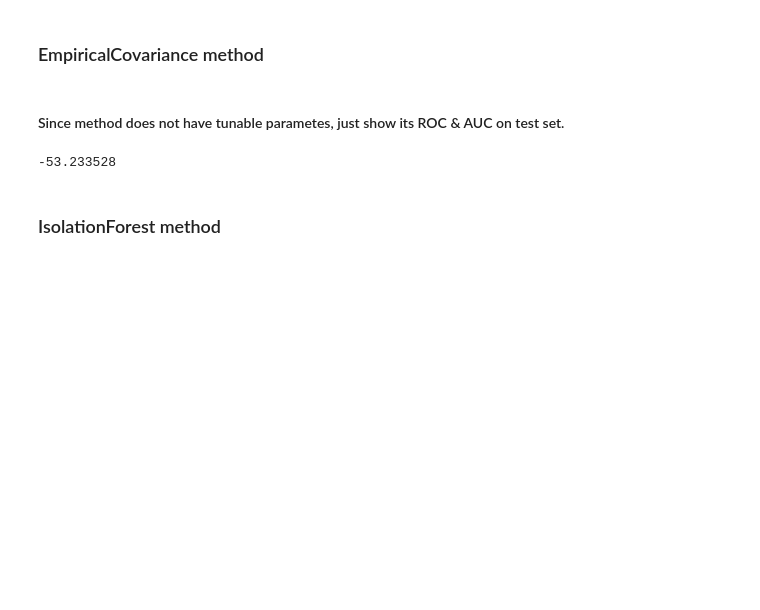
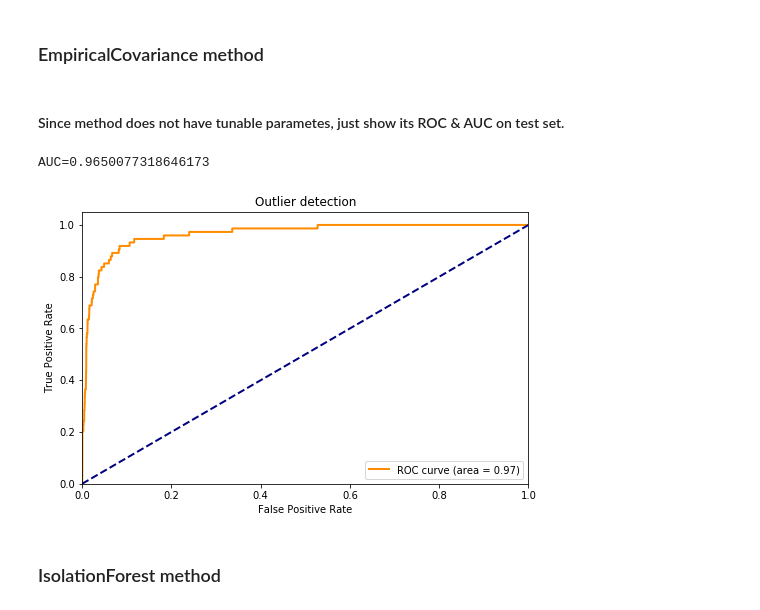
Before and after one commit to NightFantom/FraudDetection, a Jupyter notebook: credit card fraud detection.ipynb, the cells around one changed output. Drawn from its saved outputs; the diff is of its cells as text; code cells hidden in the pictures; blank space fills up the shorter version.

```diff
--- a/credit card fraud detection.ipynb
+++ b/credit card fraud detection.ipynb
@@ -316,4 +312,4 @@ Consider grid {'n_neighbors':[1,3,7],'p':[1,2]}
 # %%
-column = ['Hour', 'V1', 'V2', 'V3', 'V4', 'V5', 'V6', 'V7', 'V8', 'V9', 'V10',
+column = ['V1', 'V2', 'V3', 'V4', 'V5', 'V6', 'V7', 'V8', 'V9', 'V10',
        'V11', 'V12', 'V13', 'V14', 'V15', 'V16', 'V17', 'V18', 'V19', 'V20',
-       'V21', 'V22', 'V23', 'V24', 'V25', 'V26', 'V27', 'V28', 'Amount']
+       'V21', 'V22', 'V23', 'V24', 'V25', 'V26', 'V27', 'V28']
@@ -378,14 +359,36 @@ AUC: 0.6384872043003895
 ### EmpiricalCovariance method
 # %% [markdown]
 #### Since method does not have tunable parametes, just show its ROC & AUC on test set.
+# %%
+class ExEmpiricalCovariance(EmpiricalCovariance):
+    def predict(self, X):
+        return self.mahalanobis(X)
 # %%
-emp_model = EmpiricalCovariance()
+emp_model = ExEmpiricalCovariance()
 emp_model.fit(train_df[column])
-test_score = emp_model.score(test_df[column])
+y_pred = emp_model.predict(test_df[column])
+auc_res = my_auc(test_df.Class, y_pred)
+print("AUC={0}".format(auc_res))
+# %% [output]
+AUC=0.9650077318646173
-# %%
-test_score
-# %% [output]
--53.233528
+# %%
+fpr,tpr,_ = roc_curve(test_df.Class, y_pred, pos_label=1)
+roc_auc = auc(fpr, tpr)
+# %%
+plt.figure()
+lw = 2
+plt.plot(fpr, tpr, color='darkorange',
+         lw=lw, label='ROC curve (area = %0.2f)' % roc_auc)
+plt.plot([0, 1], [0, 1], color='navy', lw=lw, linestyle='--')
+plt.xlim([0.0, 1.0])
+plt.ylim([0.0, 1.05])
+plt.xlabel('False Positive Rate')
+plt.ylabel('True Positive Rate')
+plt.title('Outlier detection')
+plt.legend(loc="lower right")
+plt.show()
+# %% [output]
+[figure, added]
 # %% [markdown]
 ### IsolationForest method
 # %% [markdown]
```
Also changed, not shown: parts of 13 cells of this notebook.
